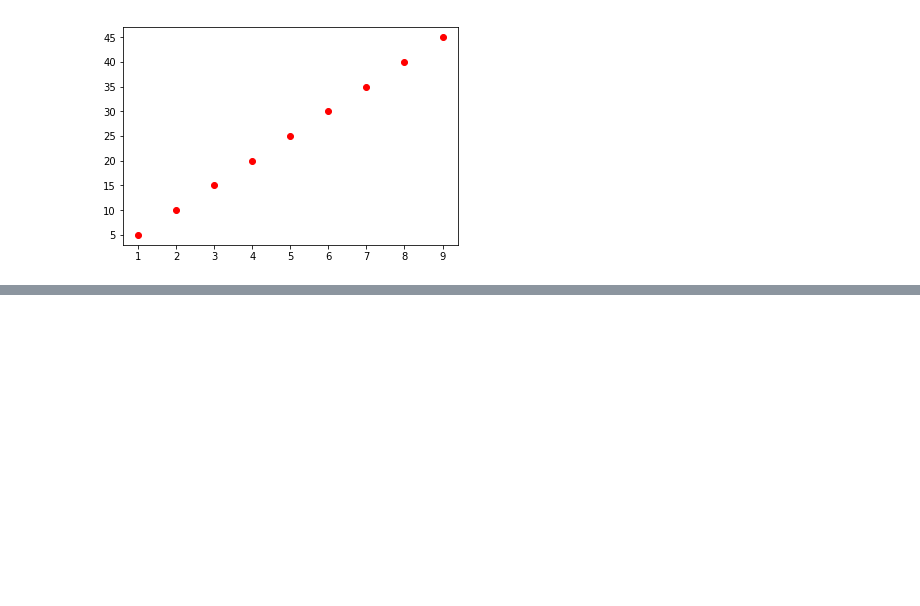
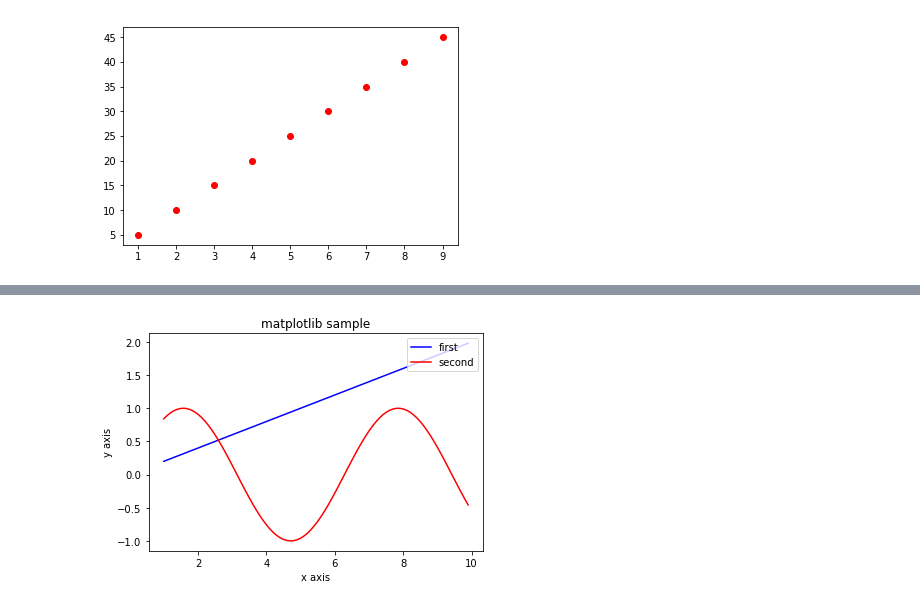
Before and after one commit to bwcho75/numpy, a Jupyter notebook: 1.Plot basic.ipynb, the cells around one changed output, grey strips where cells are left out. Cells and saved outputs as stored; diff of their text form; code cells hidden in the pictures; blank space fills up the shorter version.

```diff
--- a/1.Plot basic.ipynb
+++ b/1.Plot basic.ipynb
@@ -58,0 +81,17 @@ plt.show()
+# %%
+from matplotlib import pyplot as plt
+import numpy as np
+
+x = np.arange(1,10,0.1)
+y = x*0.2
+y2 = np.sin(x)
+
+plt.plot(x,y,'b',label='first')
+plt.plot(x,y2,'r',label='second')
+plt.xlabel('x axis')
+plt.ylabel('y axis')
+plt.title('matplotlib sample')
+plt.legend(loc='upper right')
+plt.show()
+# %% [output]
+[figure, added]
```
Also changed, not shown: parts of 10 cells of this notebook, 5 other files.
